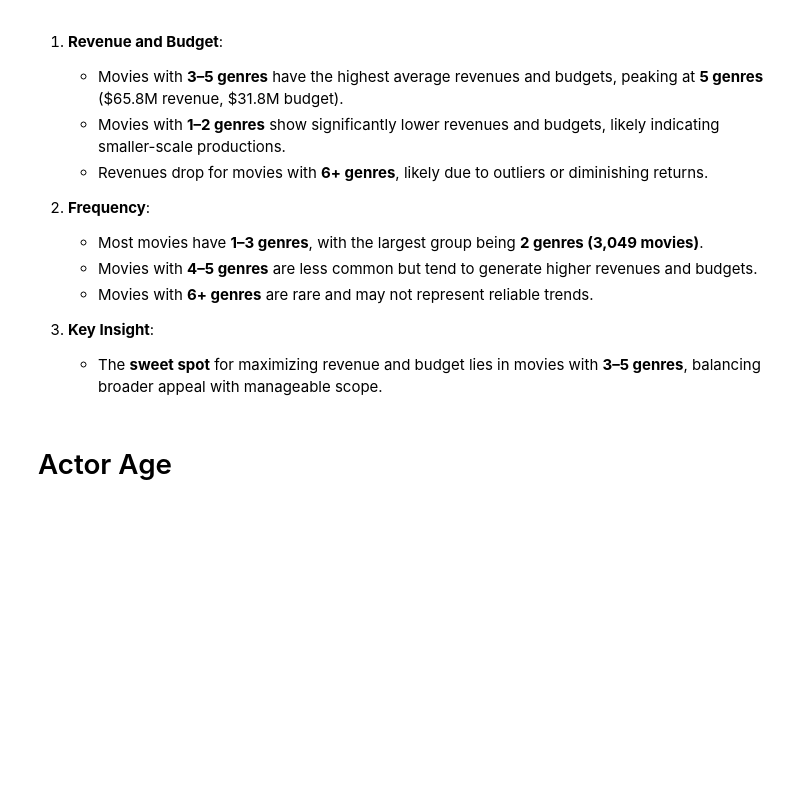
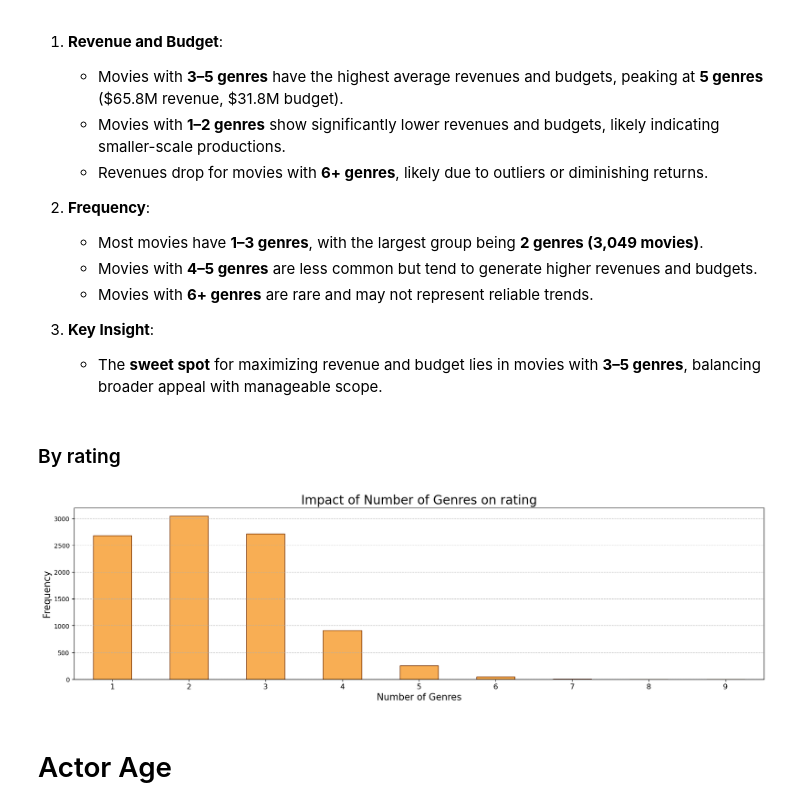
Before and after one commit to epfl-ada/ada-2024-project-conquistada, a Jupyter notebook: results.ipynb, the cells around one changed output. Cells and saved outputs as stored; diff of their text form; code cells hidden in the pictures; blank space fills up the shorter version.

```diff
--- a/results.ipynb
+++ b/results.ipynb
@@ -388,0 +445,7 @@ Action, Adventure, Comedy, Family, Fantasy       3.637935e+08  1.300000e+08
+# %%
+# Count most common genre combinations
+tmdb_cleaned['Genre Combination'] = tmdb_cleaned['Extracted Genres'].apply(lambda x: ', '.join(sorted(x)))
+combination_stats = tmdb_cleaned.groupby('Genre Combination')[['vote_average']].mean().sort_values(by='vote_average', ascending=False)
+
+# Display top combinations
+combination_stats.head(10)
@@ -423,6 +501,30 @@ plt.show()
 
 3. **Key Insight**:
    - The **sweet spot** for maximizing revenue and budget lies in movies with **3–5 genres**, balancing broader appeal with manageable scope.
+# %% [markdown]
+### By rating
+# %%
+# Calculate the number of genres for each movie
+tmdb_cleaned['Number of Genres'] = tmdb_cleaned['Extracted Genres'].apply(len)
+
+# Group by the number of genres and calculate the average net revenue and budget
+genre_count_count = tmdb_cleaned.groupby('Number of Genres')[['vote_average']].count()
+
+# Plot the average metrics by number of genres
+fig, ax = plt.subplots(figsize=(20, 5))
+genre_count_count['vote_average'].plot(kind='bar', color=GRAPH_COLORS[0], edgecolor=GRAPH_EDGECOLOR, ax=ax, label=get_capitalized_first_letter('vote_average'), alpha=1)
+# genre_count_count[columns[0]].plot(kind='bar', color=GRAPH_COLOR?S[0], edgecolor=GRAPH_EDGECOLOR, ax=ax, bottom=genre_count_count[columns[1]], label=get_capitalized_first_letter(columns[0]), alpha=1)
+
+# Customize the plot
+plt.title('Impact of Number of Genres on rating', fontsize=20)
+plt.xlabel('Number of Genres', fontsize=15)
+plt.ylabel('Frequency', fontsize=15)
+plt.xticks(fontsize=12, rotation=0)
+# plt.legend(fontsize=12)
+plt.grid(axis='y', linestyle='--', alpha=0.7)
+plt.show()
+# %% [output]
+[figure, added]
 # %% [markdown]
 # Actor Age
 # %% [markdown]
```
Also changed, not shown: parts of 18 cells of this notebook, 2 other files.
